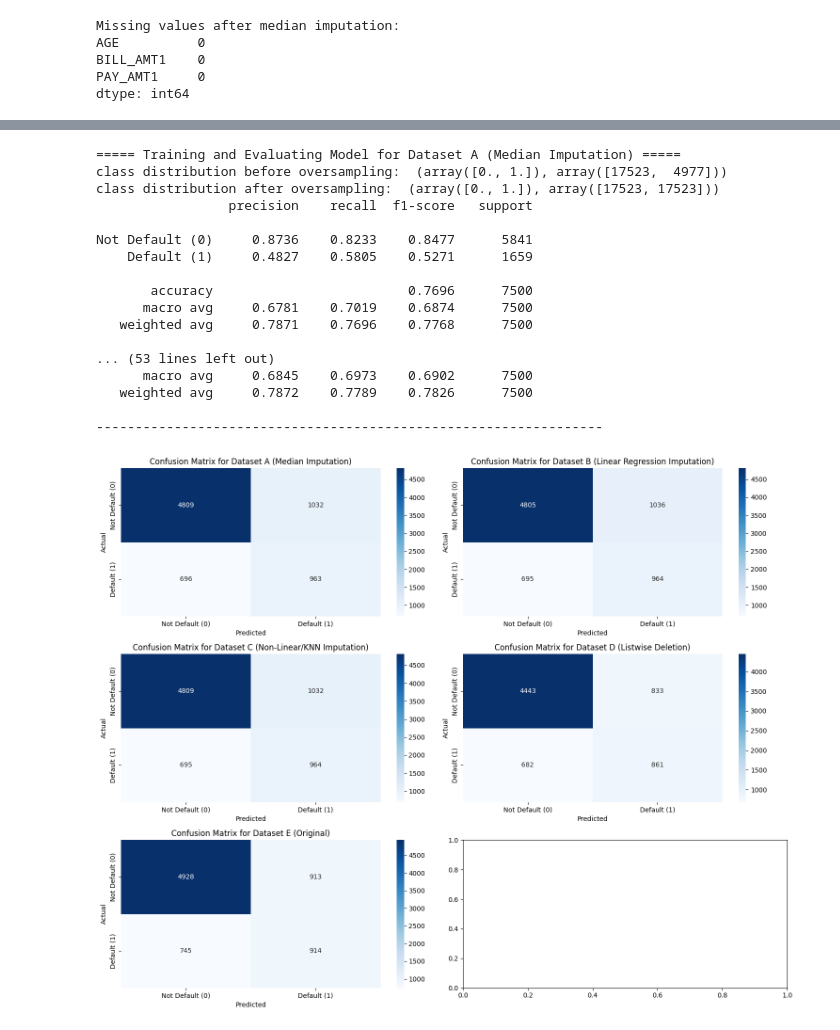
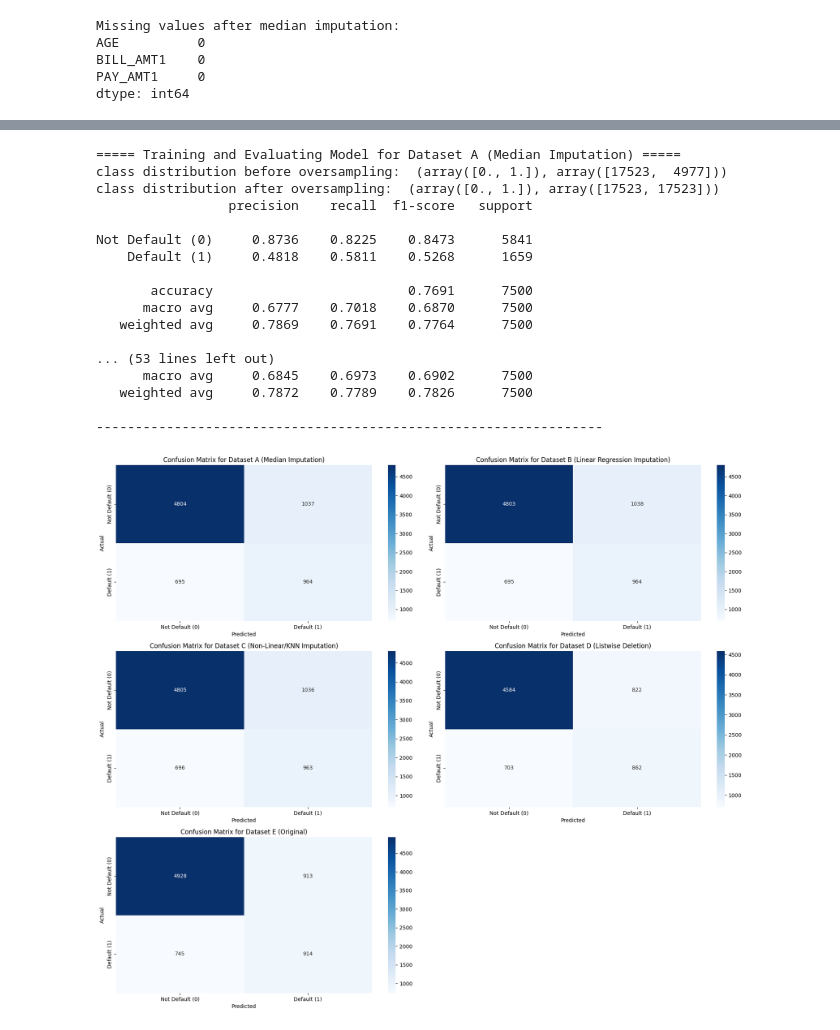
Before and after one commit to harshit-8118/assignment-6-harshit-8118, a Jupyter notebook: main.ipynb, the cells around one changed output, grey strips where cells are left out. Saved outputs shown, nothing was run; the diff lists cells and outputs as text; code cells hidden in the pictures.

```diff
--- a/main.ipynb
+++ b/main.ipynb
@@ -268,12 +308,12 @@ df.drop(columns=["ID"], inplace=True, errors="ignore")
 original.drop(columns=["ID"], inplace=True, errors="ignore")
 
 # Choose 2–3 numeric columns for missingness
-missing_cols = [c for c in ["AGE", "BILL_AMT1", "PAY_AMT1"] if c in num_cols][:3]
+missing_cols = [c for c in ["AGE", "BILL_AMT1", "PAY_AMT1"] if c in numeric_cols][:3]
 print("Columns selected for MAR missingness:", missing_cols)
 
 
 # Introduce MAR missingness (~8% on average)
-frac_missing = 0.07
+frac_missing = 0.05
 cond_col = "LIMIT_BAL" if "LIMIT_BAL" in df.columns else num_cols[0]
 
 def introduce_mar(series, cond_series, frac, random_state=RANDOM_STATE):
@@ -338,4 +391,5 @@ Dataset_C = df_with_missing.copy() # For Non-Linear Regression Imputation
 # %%
+Dataset_A = df_with_missing.copy()  # For Median Imputation
 median_imputer = SimpleImputer(strategy="median")
 Dataset_A[Dataset_A.columns] = median_imputer.fit_transform(Dataset_A)
 
@@ -428,4 +487,6 @@ summary_df
 # %%
+Dataset_B = df_with_missing.copy() # For Linear Regression Imputation
+
 impute_col = missing_cols[0] # Age
 print(f"Column chosen for regression imputation: {impute_col}")
 
@@ -500,4 +565,6 @@ plt.show()
 # %%
+Dataset_C = df_with_missing.copy() # For Non-Linear Regression Imputation
+
 # Fill other missing columns with median first
 other_missing_cols = [c for c in missing_cols if c != impute_col]
 if other_missing_cols:
@@ -507,6 +574,7 @@ if other_missing_cols:
 # Split data into known and missing target
 df_train_c = Dataset_C[Dataset_C[impute_col].notnull()]
 df_missing_c = Dataset_C[Dataset_C[impute_col].isnull()]
+
 
 X_train_c = df_train_c[features]
 y_train_c = df_train_c[impute_col]
@@ -743,7 +810,7 @@ test_sets = {
 # Assuming cluster_based_oversample and other dependencies are defined elsewhere
 
 # Initialize the subplot figure (2x2)
-fig, axes = plt.subplots(3, 2, figsize=(15, 12))
+fig, axes = plt.subplots(3, 2, figsize=(18, 15))
 axes = axes.flatten()  # Flatten to easily index each subplot
 
 results = {}
@@ -794,38 +861,42 @@ for i, (name, (X_train, y_train)) in enumerate(train_sets.items()):
                 xticklabels=['Not Default (0)', 'Default (1)'],
                 yticklabels=['Not Default (0)', 'Default (1)'],
                 ax=axes[i])
     axes[i].set_title(f'Confusion Matrix for Dataset {name}')
     axes[i].set_ylabel('Actual')
     axes[i].set_xlabel('Predicted')
 
     print("-" * 65 + "\n")
 
+# erase the last empty subplot if there are less than 6 models
+if len(train_sets) < len(axes):
+    fig.delaxes(axes[-1])
+
 plt.tight_layout()
 plt.show()
 
 # Optionally, access individual model reports outside the loop
 model_A, report_A = model_name[0], results[model_name[0]]
 model_B, report_B = model_name[1], results[model_name[1]]
 model_C, report_C = model_name[2], results[model_name[2]]
 model_D, report_D = model_name[3], results[model_name[3]]
 # %% [output]
 ===== Training and Evaluating Model for Dataset A (Median Imputation) =====
 class distribution before oversampling:  (array([0., 1.]), array([17523,  4977]))
 class distribution after oversampling:  (array([0., 1.]), array([17523, 17523]))
                  precision    recall  f1-score   support
 
-Not Default (0)     0.8736    0.8233    0.8477      5841
-    Default (1)     0.4827    0.5805    0.5271      1659
+Not Default (0)     0.8736    0.8225    0.8473      5841
+    Default (1)     0.4818    0.5811    0.5268      1659
 
-       accuracy                         0.7696      7500
-      macro avg     0.6781    0.7019    0.6874      7500
-   weighted avg     0.7871    0.7696    0.7768      7500
+       accuracy                         0.7691      7500
+      macro avg     0.6777    0.7018    0.6870      7500
+   weighted avg     0.7869    0.7691    0.7764      7500
 
 ... (53 lines left out)
       macro avg     0.6845    0.6973    0.6902      7500
    weighted avg     0.7872    0.7789    0.7826      7500
 
 -----------------------------------------------------------------
-[figure, old version]
+[figure, new version]
 # %% [markdown]
 # Part C: Comparative Analysis [20 points]
```
Also changed, not shown: parts of 38 cells of this notebook.
